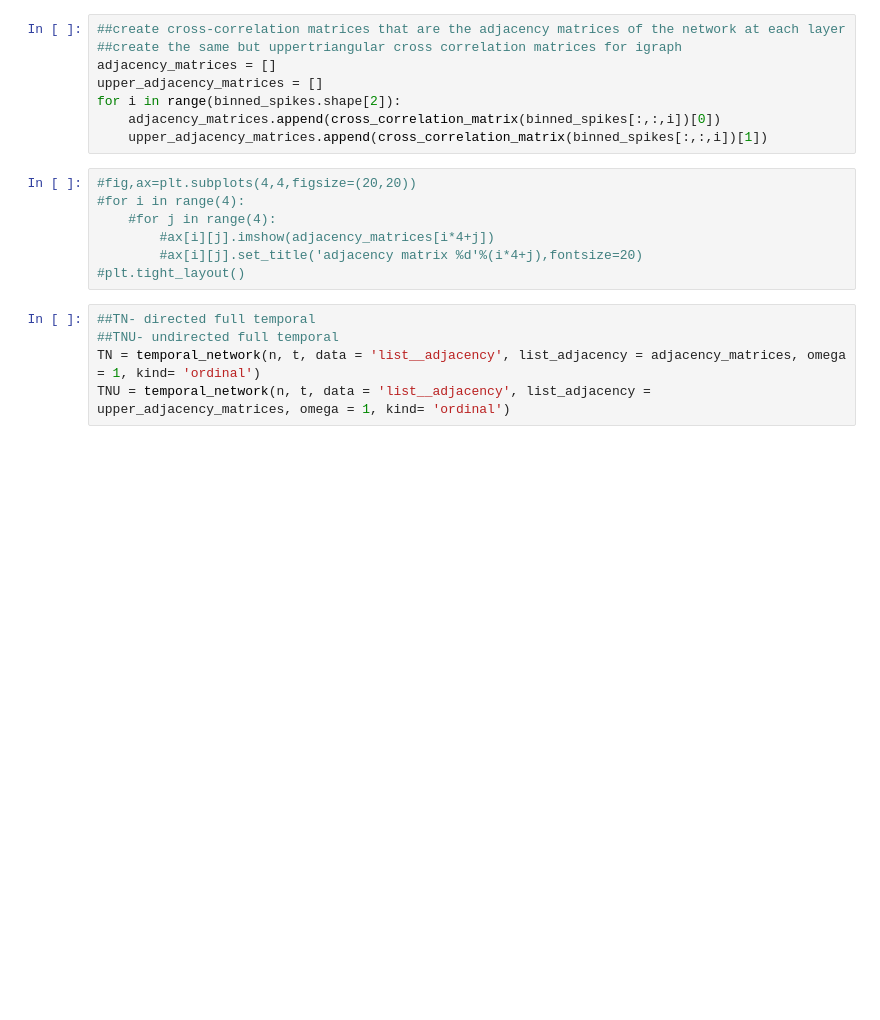
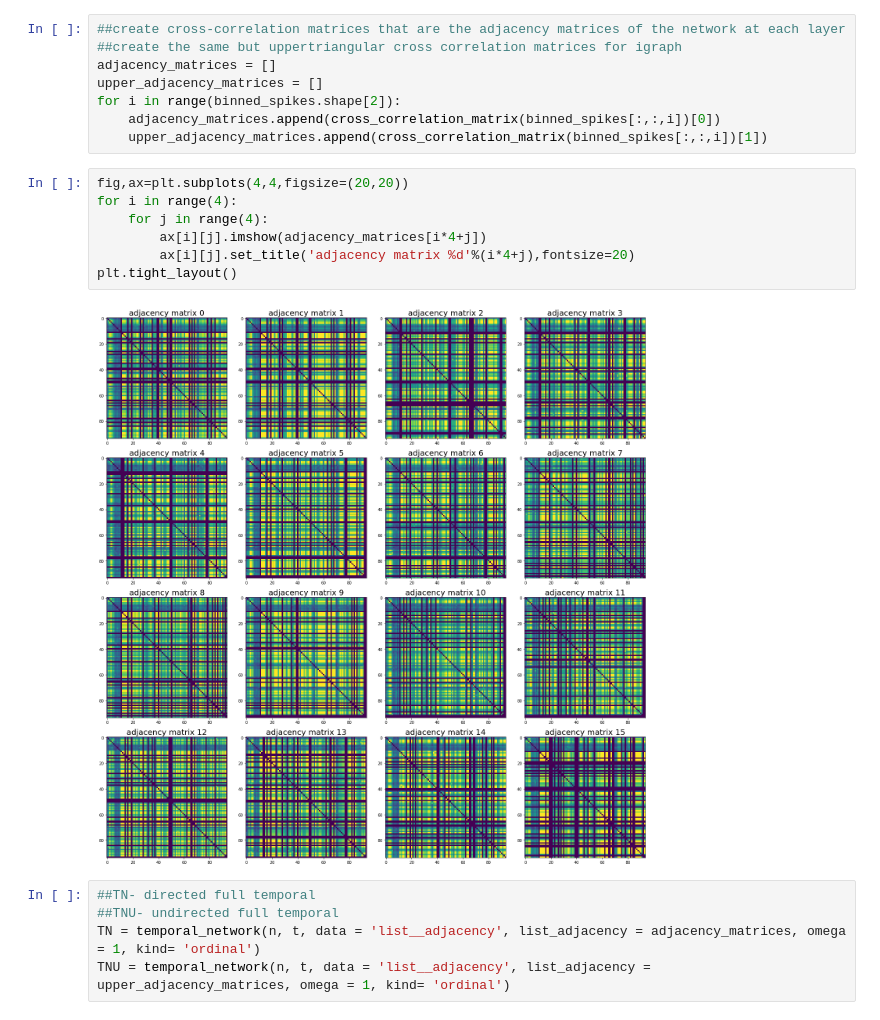
Before and after one commit to ulgenklc/temporal_network_analysis, a Jupyter notebook: Exp_leiden.ipynb, the cells around one changed output. Saved outputs shown, nothing was run; the diff lists cells and outputs as text; blank space fills up the shorter version.

```diff
--- a/Exp_leiden.ipynb
+++ b/Exp_leiden.ipynb
@@ -391,12 +419,14 @@ for i in range(binned_spikes.shape[2]):
     adjacency_matrices.append(cross_correlation_matrix(binned_spikes[:,:,i])[0])
     upper_adjacency_matrices.append(cross_correlation_matrix(binned_spikes[:,:,i])[1])
 # %%
-#fig,ax=plt.subplots(4,4,figsize=(20,20))
-#for i in range(4):
-    #for j in range(4):
-        #ax[i][j].imshow(adjacency_matrices[i*4+j])
-        #ax[i][j].set_title('adjacency matrix %d'%(i*4+j),fontsize=20)
-#plt.tight_layout()
+fig,ax=plt.subplots(4,4,figsize=(20,20))
+for i in range(4):
+    for j in range(4):
+        ax[i][j].imshow(adjacency_matrices[i*4+j])
+        ax[i][j].set_title('adjacency matrix %d'%(i*4+j),fontsize=20)
+plt.tight_layout()
+# %% [output]
+[figure, added]
 # %%
 ##TN- directed full temporal
 ##TNU- undirected full temporal
```
Also changed, not shown: parts of 5 cells of this notebook, 1 other file.
